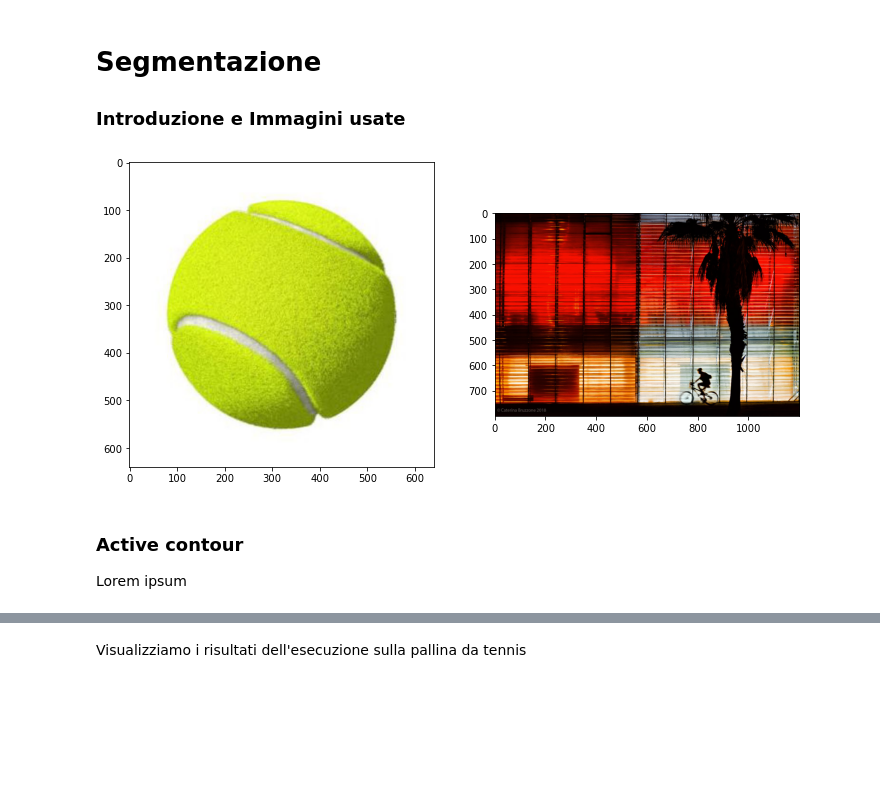
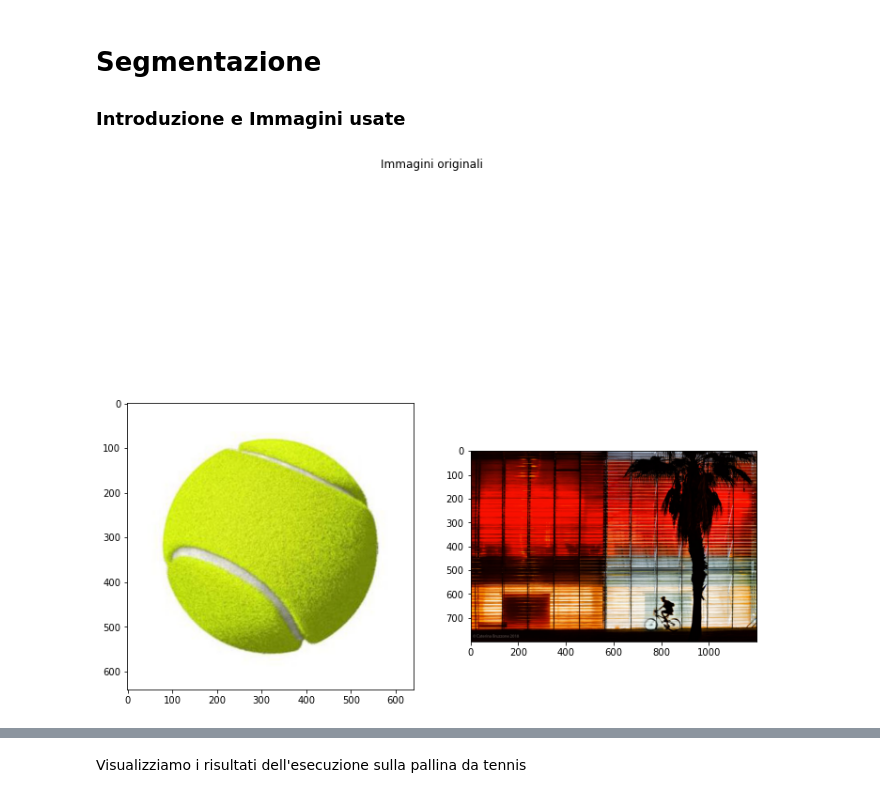
Before and after one commit to lucab1705/Image_Segmentation_Python, a Jupyter notebook: segmentation.ipynb, the cells around one changed output, grey strips where cells are left out. Drawn from its saved outputs; the diff is of its cells as text; code cells hidden in the pictures; blank space fills up the shorter version.

Commit message:
Active contour done (maybe)

```diff
--- a/segmentation.ipynb
+++ b/segmentation.ipynb
@@ -5,17 +5,19 @@
 # %%
 import numpy as np
 from matplotlib import pyplot as plt
 from skimage.color import rgb2gray
+from skimage.segmentation import active_contour
+from skimage.filters import gaussian
 
 ballImg = plt.imread('./tennis_ball.jpg')
 moveImg = plt.imread('./movement.jpg')
 fig, axes = plt.subplots(1, 2, figsize=(12, 12))
+fig.suptitle("Immagini originali")
 ax = axes.ravel()
 _ = ax[0].imshow(ballImg)
 _ = ax[1].imshow(moveImg)
+
+#Da qui in poi non useremo più immagini a colori
+plt.gray()
 # %% [output]
-[figure, old version]
+[figure, new version]
-# %% [markdown]
-<h3>Active contour</h3>
-
-<p>Lorem ipsum </p>
```
Also changed, not shown: parts of 15 cells of this notebook.
